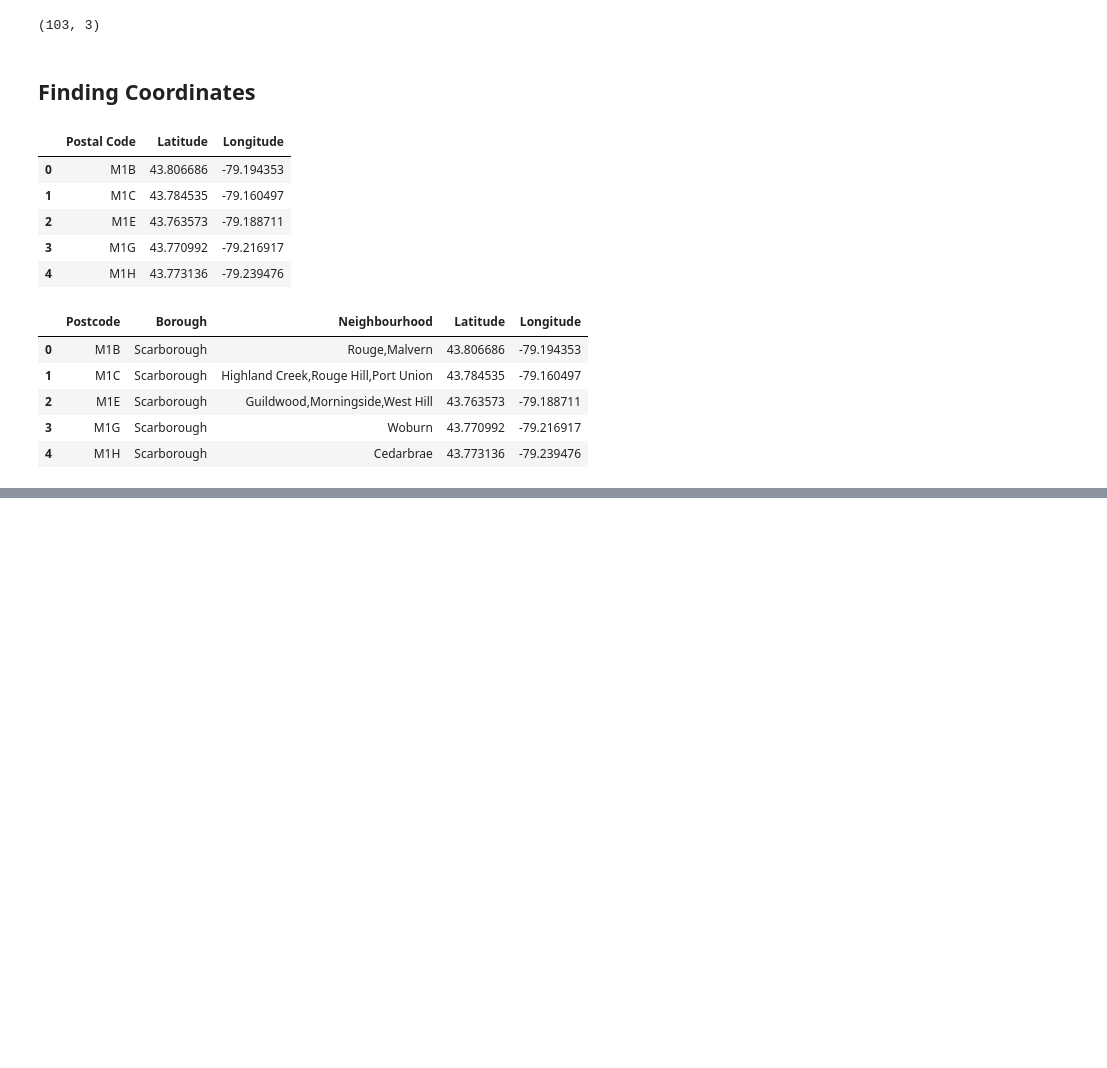
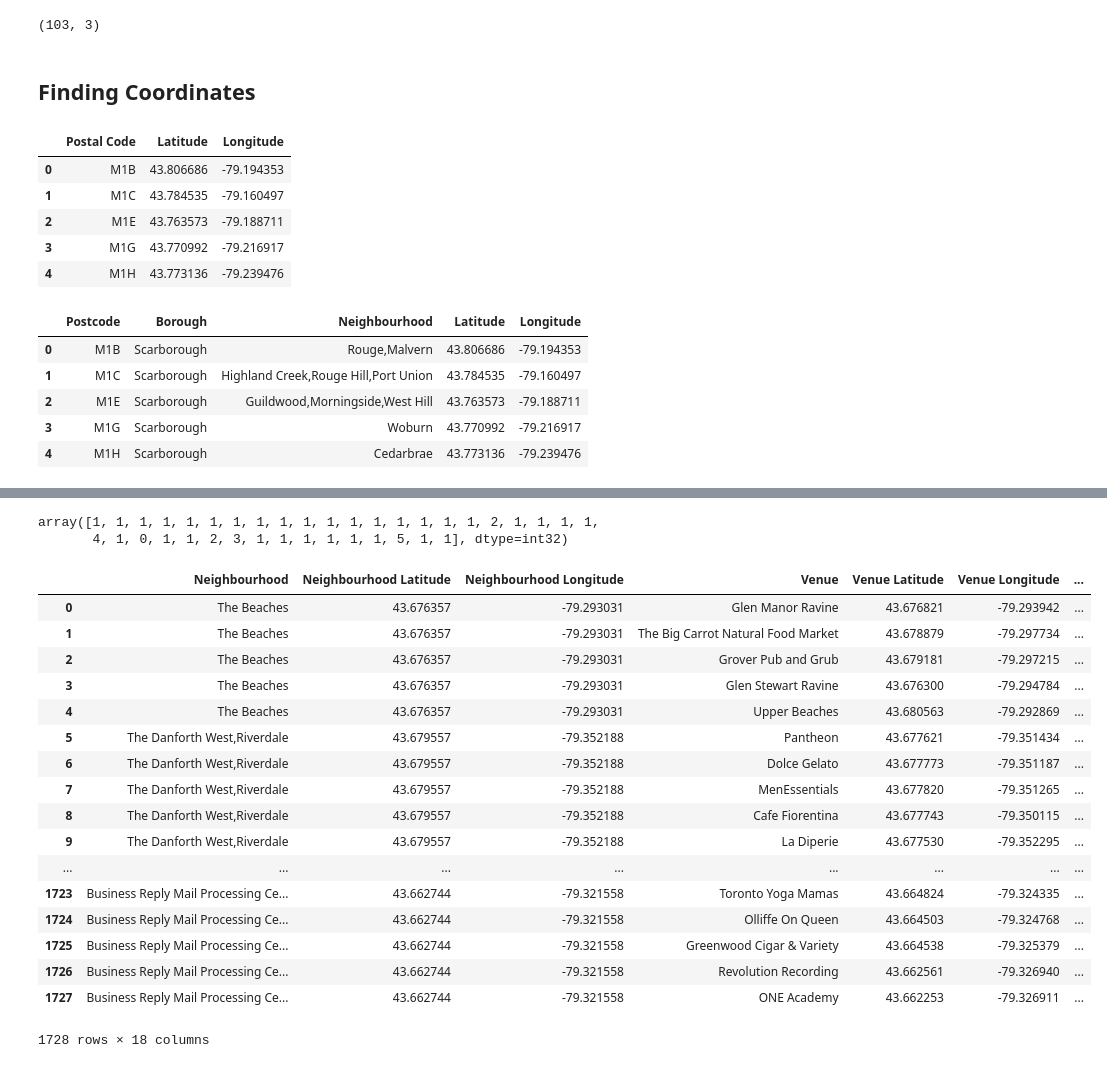
Before and after one commit to PranavKR66/Business-Location-Recommendation, a Jupyter notebook: IBM Capstone Project.ipynb, the cells around one changed output, grey strips where cells are left out. Saved outputs shown, nothing was run; the diff lists cells and outputs as text; code cells hidden in the pictures; blank space fills up the shorter version.

```diff
--- a/IBM Capstone Project.ipynb
+++ b/IBM Capstone Project.ipynb
@@ -97,0 +331,21 @@ df.head()
+# %%
+num_top_venues = 10
+
+indicators = ['st', 'nd', 'rd']
+
+# create columns according to number of top venues
+columns = ['Neighbourhood']
+for ind in np.arange(num_top_venues):
+    try:
+        columns.append('{}{} Most Common Venue'.format(ind+1, indicators[ind]))
+    except:
+        columns.append('{}th Most Common Venue'.format(ind+1))
+
+# create a new dataframe
+neighborhoods_venues_sorted = pd.DataFrame(columns=columns)
+neighborhoods_venues_sorted['Neighbourhood'] = toronto_grouped['Neighbourhood']
+
+for ind in np.arange(toronto_grouped.shape[0]):
+    neighborhoods_venues_sorted.iloc[ind, 1:] = return_most_common_venues(toronto_grouped.iloc[ind, :], num_top_venues)
+
+neighborhoods_venues_sorted.head()
@@ -97,0 +359,46 @@ df.head()
+# %%
+from sklearn.cluster import KMeans
+# set number of clusters
+kclusters = 6
+
+toronto_grouped_clustering = toronto_grouped.drop('Neighbourhood', 1)
+
+# run k-means clustering
+kmeans = KMeans(n_clusters=kclusters, random_state=0).fit(toronto_grouped_clustering)
+
+# check cluster labels generated for each row in the dataframe
+kmeans.labels_[0:50]
+# %% [output]
+array([1, 1, 1, 1, 1, 1, 1, 1, 1, 1, 1, 1, 1, 1, 1, 1, 1, 2, 1, 1, 1, 1,
+       4, 1, 0, 1, 1, 2, 3, 1, 1, 1, 1, 1, 1, 5, 1, 1], dtype=int32)
+# %%
+# add clustering labels
+
+neighborhoods_venues_sorted = neighborhoods_venues_sorted.drop(columns=['Cluster Labels', 'Cluster_Labels'])
+neighborhoods_venues_sorted.insert(0, 'Cluster Labels', kmeans.labels_)
+
+toronto_merged = toronto
+
+# merge toronto_grouped with toronto_data to add latitude/longitude for each neighborhood
+toronto_merged = toronto_merged.join(neighborhoods_venues_sorted.set_index('Neighbourhood'), on='Neighbourhood')
+
+toronto_merged # check the last columns!
+# %% [output]
+|  | Neighbourhood | Neighbourhood Latitude | Neighbourhood Longitude | Venue | Venue Latitude | Venue Longitude | ... |
+| 0 | The Beaches | 43.676357 | -79.293031 | Glen Manor Ravine | 43.676821 | -79.293942 | ... |
+| 1 | The Beaches | 43.676357 | -79.293031 | The Big Carrot Natural Food Market | 43.678879 | -79.297734 | ... |
+| 2 | The Beaches | 43.676357 | -79.293031 | Grover Pub and Grub | 43.679181 | -79.297215 | ... |
+| 3 | The Beaches | 43.676357 | -79.293031 | Glen Stewart Ravine | 43.676300 | -79.294784 | ... |
+| 4 | The Beaches | 43.676357 | -79.293031 | Upper Beaches | 43.680563 | -79.292869 | ... |
+| 5 | The Danforth West,Riverdale | 43.679557 | -79.352188 | Pantheon | 43.677621 | -79.351434 | ... |
+| 6 | The Danforth West,Riverdale | 43.679557 | -79.352188 | Dolce Gelato | 43.677773 | -79.351187 | ... |
+| 7 | The Danforth West,Riverdale | 43.679557 | -79.352188 | MenEssentials | 43.677820 | -79.351265 | ... |
+| 8 | The Danforth West,Riverdale | 43.679557 | -79.352188 | Cafe Fiorentina | 43.677743 | -79.350115 | ... |
+| 9 | The Danforth West,Riverdale | 43.679557 | -79.352188 | La Diperie | 43.677530 | -79.352295 | ... |
+| ... | ... | ... | ... | ... | ... | ... | ... |
+| 1723 | Business Reply Mail Processing Ce... | 43.662744 | -79.321558 | Toronto Yoga Mamas | 43.664824 | -79.324335 | ... |
+| 1724 | Business Reply Mail Processing Ce... | 43.662744 | -79.321558 | Olliffe On Queen | 43.664503 | -79.324768 | ... |
+| 1725 | Business Reply Mail Processing Ce... | 43.662744 | -79.321558 | Greenwood Cigar & Variety | 43.664538 | -79.325379 | ... |
+| 1726 | Business Reply Mail Processing Ce... | 43.662744 | -79.321558 | Revolution Recording | 43.662561 | -79.326940 | ... |
+| 1727 | Business Reply Mail Processing Ce... | 43.662744 | -79.321558 | ONE Academy | 43.662253 | -79.326911 | ... |
+1728 rows × 18 columns
```
Also changed, not shown: parts of 18 cells of this notebook.
